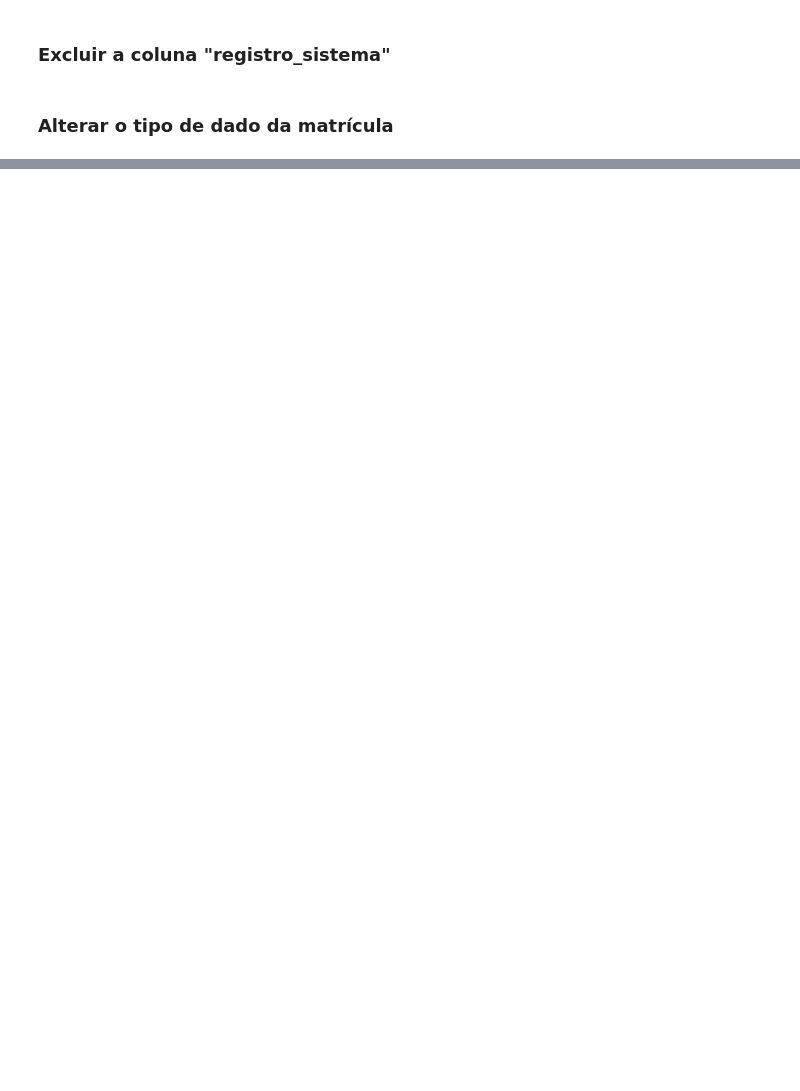
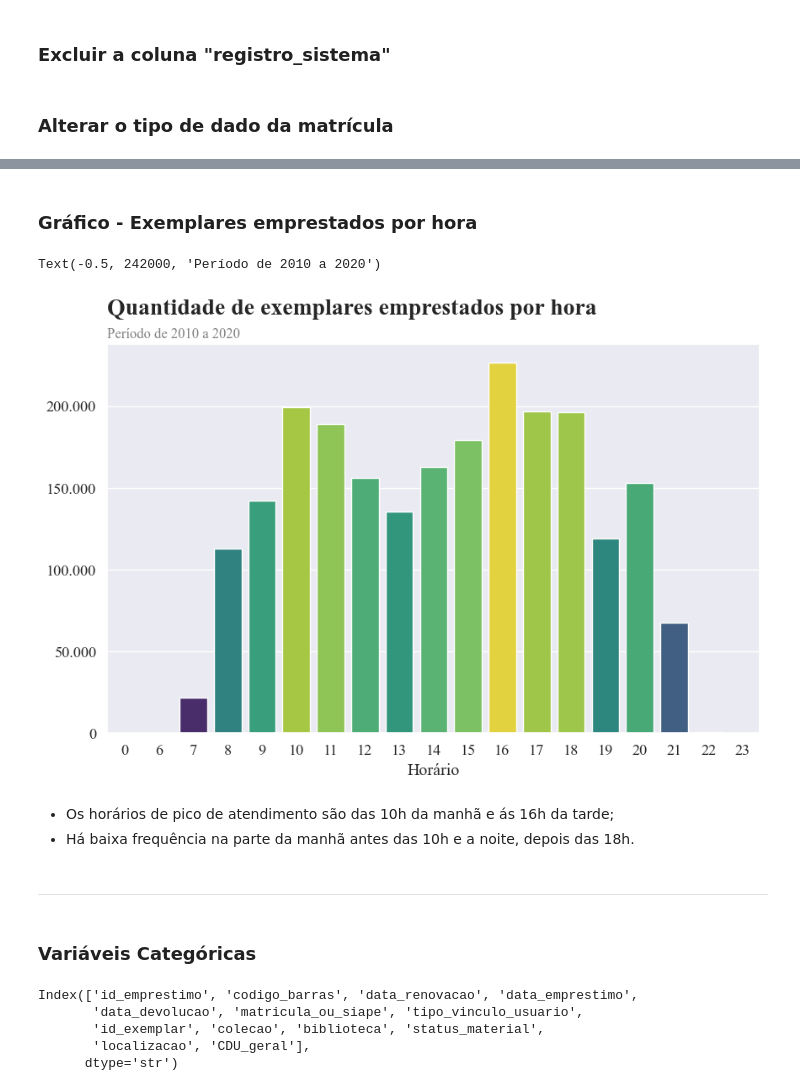
Before and after one commit to giuliacaxi/7DaysOfCode---Python-Pandas, a Jupyter notebook: Analise/data.ipynb, the cells around one changed output, grey strips where cells are left out. Cells and saved outputs as stored; diff of their text form; code cells hidden in the pictures; blank space fills up the shorter version.

```diff
--- a/Analise/data.ipynb
+++ b/Analise/data.ipynb
@@ -187,0 +377,4 @@ emprestimos_biblioteca['matricula_ou_siape'] = emprestimos_biblioteca['matricula
+# %%
+emprestimos_hora = emprestimos_data.groupby(by=emprestimos_data.Data.dt.hour).size().reset_index(name='Quantidade')
+emprestimos_hora.columns = ['Hora', 'Quantidade']
+emprestimos_hora
@@ -187,0 +399,31 @@ emprestimos_biblioteca['matricula_ou_siape'] = emprestimos_biblioteca['matricula
+# %%
+emprestimos_hora = emprestimos_hora.sort_values(ascending=True, by='Quantidade')
+# %% [markdown]
+### Gráfico - Exemplares emprestados por hora
+# %%
+ax =  sns.barplot(data=emprestimos_hora, x='Hora', y='Quantidade', palette='viridis',
+                  hue='Quantidade', dodge=False)
+plt.legend([], [], frameon=False)
+ax.set(xlabel='Horário', ylabel=None)
+
+ax.yaxis.set_major_formatter(ticker.FuncFormatter(lambda x, p: format(int(x), ',').replace(',', '.')))
+ax.set_title('Quantidade de exemplares emprestados por hora'+"\n",size=20,loc='left',weight='bold')
+ax.text(s='Período de 2010 a 2020',x=-0.5,y=242000,fontsize=12, ha='left',color='gray')
+# %% [output]
+Text(-0.5, 242000, 'Período de 2010 a 2020')
+[figure, added]
+# %% [markdown]
+- Os horários de pico de atendimento são das 10h da manhã e ás 16h da tarde;
+- Há baixa frequência na parte da manhã antes das 10h e a noite, depois das 18h.
+# %% [markdown]
+---
+# %% [markdown]
+### Variáveis Categóricas
+# %%
+emprestimos_biblioteca.columns
+# %% [output]
+Index(['id_emprestimo', 'codigo_barras', 'data_renovacao', 'data_emprestimo',
+       'data_devolucao', 'matricula_ou_siape', 'tipo_vinculo_usuario',
+       'id_exemplar', 'colecao', 'biblioteca', 'status_material',
+       'localizacao', 'CDU_geral'],
+      dtype='str')
```
Also changed, not shown: parts of 63 cells of this notebook, 1 other file.
